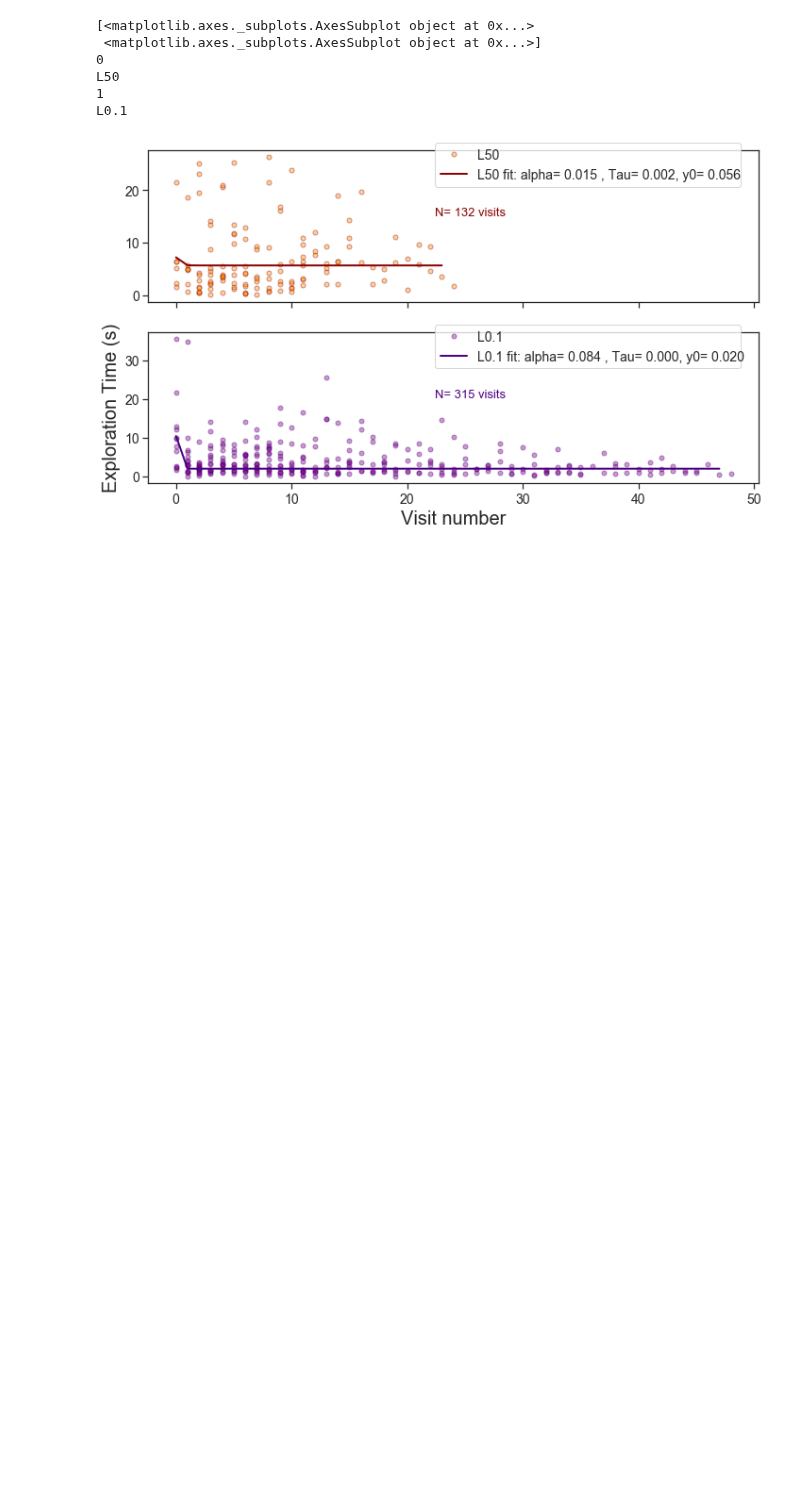
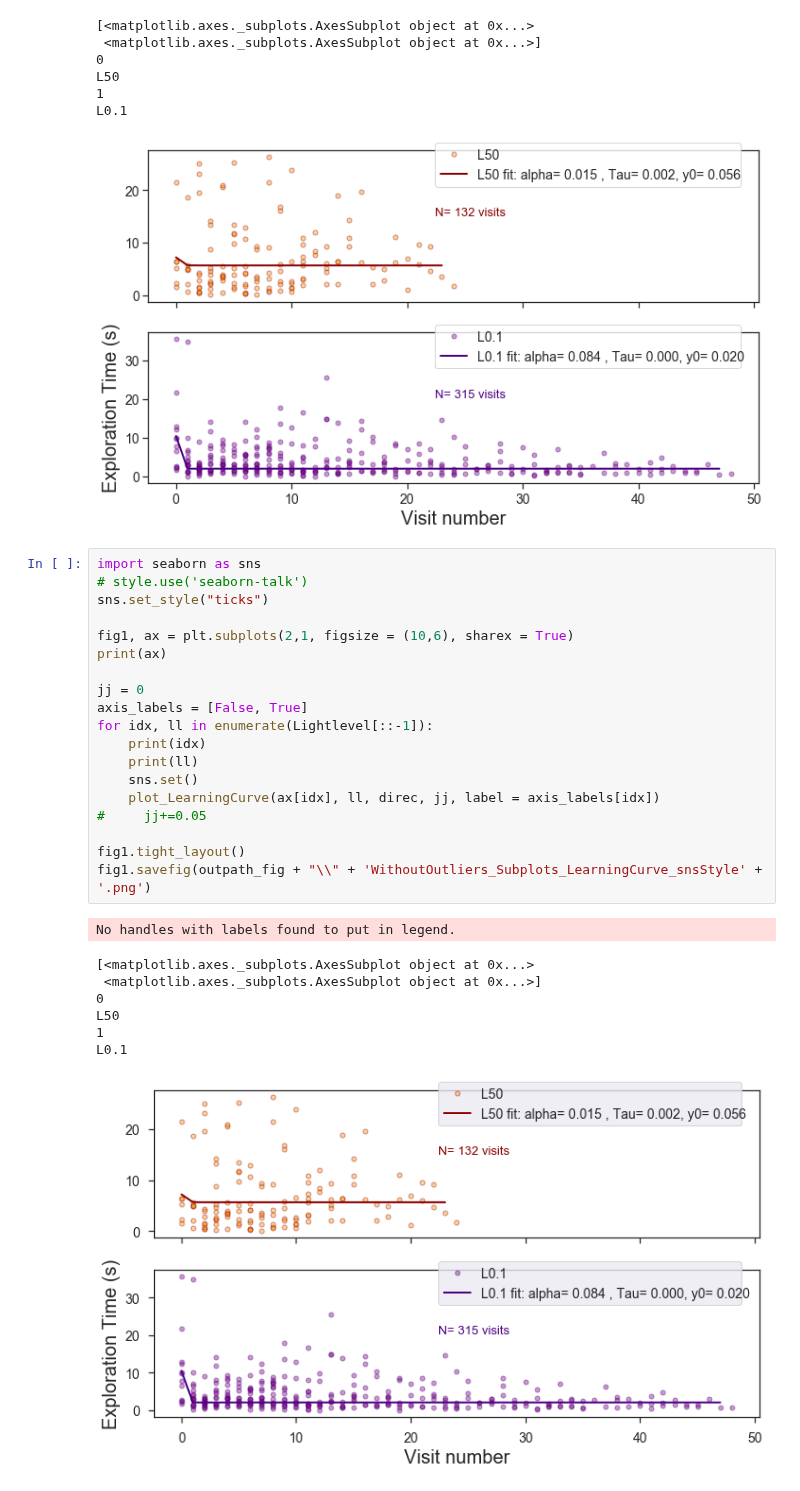
Before and after one commit to itsMahad/ManducaMultiSenseFeeding, a Jupyter notebook: Step6b_DrawLearningCurves.ipynb, the cells around one changed output. Saved outputs shown, nothing was run; the diff lists cells and outputs as text; blank space fills up the shorter version.

```diff
--- a/Step6b_DrawLearningCurves.ipynb
+++ b/Step6b_DrawLearningCurves.ipynb
@@ -156,4 +156,32 @@ L50
 1
 L0.1
 [figure]
+# %%
+import seaborn as sns
+# style.use('seaborn-talk')
+sns.set_style("ticks")
+
+fig1, ax = plt.subplots(2,1, figsize = (10,6), sharex = True)
+print(ax)
+
+jj = 0
+axis_labels = [False, True]
+for idx, ll in enumerate(Lightlevel[::-1]):
+    print(idx)
+    print(ll)
+    sns.set()
+    plot_LearningCurve(ax[idx], ll, direc, jj, label = axis_labels[idx])
+#     jj+=0.05
+
+fig1.tight_layout()
+fig1.savefig(outpath_fig + "\\" + 'WithoutOutliers_Subplots_LearningCurve_snsStyle' + '.png')
+# %% [output]
+No handles with labels found to put in legend.
+[<matplotlib.axes._subplots.AxesSubplot object at 0x...>
+ <matplotlib.axes._subplots.AxesSubplot object at 0x...>]
+0
+L50
+1
+L0.1
+[figure, added]
 # %%
```
Also changed, not shown: parts of 3 cells of this notebook, 2 other files.
